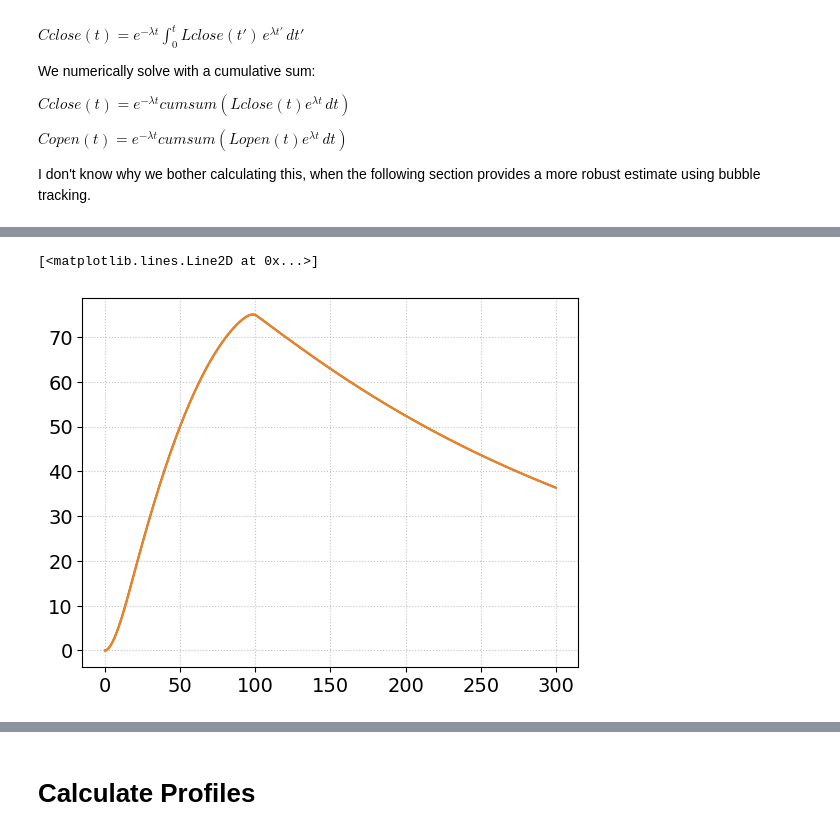
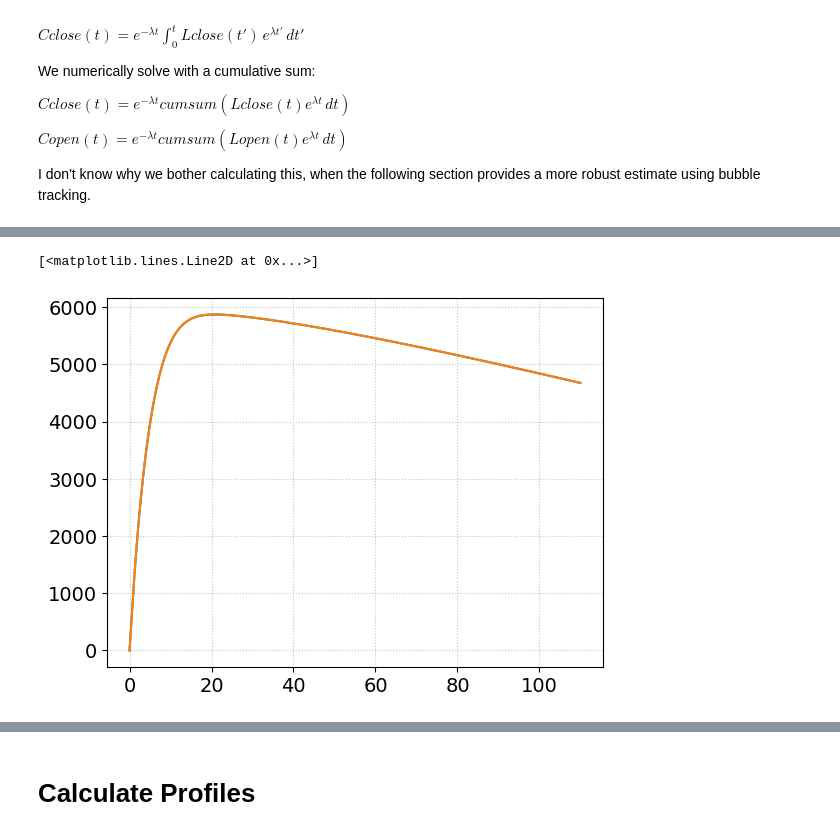
Before and after one commit to 14CO/In-Situ-14C, a Jupyter notebook: Firn Model.ipynb, the cells around one changed output, grey strips where cells are left out. Drawn from its saved outputs; the diff is of its cells as text; code cells hidden in the pictures.

```diff
--- a/Firn Model.ipynb
+++ b/Firn Model.ipynb
@@ -160,7 +185,7 @@ $$s_o(z) = s(z) - s_c(z)$$
 rho_ice = 0.9165 - (T-273.15)*1.4438e-4 - (T-273.15)**2 * 1.5175e-7 # Schwander et al.
 rho_co = 0.833 # density at close off depth? idk
 
-dens = np.array(pd.read_csv('Firn_Model_Density_DomeC.csv'))
+dens = np.array(pd.read_csv('Firn_Model_Density_DomeC.csv', header=None))
 
 # starting at 120m, exponential decay towards rho_ice
 dens = np.concatenate((dens[:-1], np.array([np.arange(dens[-1,0], 200+1e-10, 0.2), ( dens[-1,1] + (rho_ice - dens[-1,1]) * (1-np.exp(-0.047 * (np.arange(dens[-1,0], 200+1e-10, 0.2) - 120))))]).T), axis=0)
@@ -296,13 +353,16 @@ v_ice = Acc * rho_ice / rho # downwards ice velocity
 strain = smoothdiff( np.log(v_ice), dz ) # d log(v_ice) / dz
 
 #t = time()
-#bubble_pres[:teller_co+1] = np.array([np.sum([dscl[j] * C[j] * s[j]/s[i] * (1 + np.trapezoid(strain[j:i+1], dx=dz)) for j in range(i+1)]) / np.sum([dscl[j] for j in range(i+1)]) for i in range(teller_co+1)])
+#bubble_pres[:teller_co+1] = np.array([np.sum([dscl[j] * C[j] * s[j]/s[i] / (1 + np.trapezoid(strain[j:i+1], dx=dz)) for j in range(i+1)]) / np.sum([dscl[j] for j in range(i+1)]) for i in range(teller_co+1)])
+#bubble_pres[:teller_co+1] = [(sum([dscl[j]*C[j]*(s[j]/s[i])/(1+np.trapezoid(strain[j:i+1],dx=dz)) for j in range(i+1)]))/(sum([dscl[j] for j in range(i+1)])) for i in range(teller_co+1)]
 #print(time()-t)
 
 #t = time()
-#strainsum = scipy.integrate.cumulative_trapezoid(strain, dx=dz, initial=0)
-strainsum = np.log(v_ice)
-bubble_pres = dz*(np.cumsum(dscl*C*s)*(1+strainsum) - np.cumsum(dscl*C*s*strainsum))/(s_closed-s_closed[0])/s
+strainsum = scipy.integrate.cumulative_trapezoid(strain, dx=dz, initial=0)
+#strainsum = np.log(v_ice)
+#bubble_pres = dz*(np.cumsum(dscl*C*s)*(1+strainsum) - np.cumsum(dscl*C*s*strainsum))/(s_closed-s_closed[0])/s
+i = np.arange(len(z))
+bubble_pres = np.sum((dscl * C * s)[None,:] * dz / (1+strainsum[:,None]-strainsum[None,:]) * (i[None,:]<=i[:,None]), axis=-1)/(s*(s_closed-s_closed[0]))
 #print(time()-t)
 
 # integrating the bubble pressure from the surface down to the close-off depth?
@@ -653,10 +762,14 @@ COS_age = (np.arange(len(COS_z))*COS_dt+COS_dt/2).reshape((-1,1,1)) # age of ice
 
 lambd = 1/8267 #14C decay rate
 # integrate total leakage over time
-lsum = np.cumsum(-np.log(1-COS_leak_closed - COS_leak_open)[:,:len(Res_partition)]*COS_dt, axis=0).reshape((-1,1,len(Res_partition)))
+#lsum = np.cumsum(-np.log(1-COS_leak_closed - COS_leak_open)[:,:len(Res_partition)]*COS_dt, axis=0).reshape((-1,1,len(Res_partition)))
 # integrate new 14C production rate - loss to decay & leakage
-Ctemp = Res_partition.reshape((1,1,-1)) * np.exp(-lambd*COS_age-lsum) * np.cumsum((COS_P @ COS_partition).reshape((-1,3,1)) * np.exp(lambd*COS_age + lsum) * COS_dt, axis=0)
+#Ctemp = Res_partition.reshape((1,1,-1)) * np.exp(-lambd*COS_age-lsum) * np.cumsum((COS_P @ COS_partition).reshape((-1,3,1)) * np.exp(lambd*COS_age + lsum) * COS_dt, axis=0)
+Lrate = -np.log(1-leakage_closed[:2])
+Ctemp = Res_partition[None,None,:] * np.exp(-(lambd+Lrate)*(COS_age+COS_dt)) * np.cumsum((COS_P @ COS_partition).reshape((-1,3,1)) * np.exp((lambd+Lrate)*COS_age) * COS_dt, axis=0)
 Ctemp[~np.isfinite(Ctemp)] = 0
+Ctemp[1:] = Ctemp[:-1]
+Ctemp[0]=0
 #axis0 - Depth (=Ice Age)
 #axis1 - Gas species (14CO2, 14CO, 14CH4)
 #axis2 - Reservoir
@@ -664,15 +777,29 @@ Ctemp[~np.isfinite(Ctemp)] = 0
 #14C Concentration in ice grains
 grains = Ctemp
 
+o = np.interp(COS_zr, z, s_open)
+c = np.interp(COS_zr, z, s_closed)
+
+l_o = o * op_cl_prob_ratio/(o * op_cl_prob_ratio + c)
+l_c = c/(o * op_cl_prob_ratio + c)
+
 #14C leaked into open porosity per timestep
 leak_open = (Ctemp/COS_dt + Res_partition.reshape((1,1,-1)) * (COS_P @ COS_partition).reshape((-1,3,1))) * ((1-(1-COS_leak_open-COS_leak_closed).clip(min=0)**COS_dt) * COS_leak_open/(COS_leak_open+COS_leak_closed))[:,:len(Res_partition)].reshape((-1,1,len(Res_partition)))
+#leak_open = (Ctemp/COS_dt + Res_partition[None,None,:] * (COS_P @ COS_partition)[:,:,None]) * (1-(1-leakage_open[:2])**COS_dt)[None,None,:] * l_o[:,None,None]
 #14C leaked into closed porosity per timestep
 leak_closed = (Ctemp/COS_dt + Res_partition.reshape((1,1,-1)) * (COS_P @ COS_partition).reshape((-1,3,1))) * ((1-(1-COS_leak_open-COS_leak_closed).clip(min=0)**COS_dt) * COS_leak_closed/(COS_leak_open+COS_leak_closed))[:,:len(Res_partition)].reshape((-1,1,len(Res_partition)))
+#leak_closed = (Ctemp/COS_dt + Res_partition[None,None,:] * (COS_P @ COS_partition)[:,:,None]) * (1-(1-leakage_closed[:2])**COS_dt)[None,None,:] * l_c[:,None,None]
 
 #14C stored in open porosity (no bubble tracking)
-cumuleak_open = np.exp(-lambd*COS_age) * np.cumsum(leak_open * np.exp(lambd*COS_age) * COS_dt, axis=0)
+#cumuleak_open = np.exp(-lambd*COS_age) * np.cumsum(leak_open * np.exp(lambd*COS_age) * COS_dt, axis=0)
+cumuleak_open = np.exp(-lambd*(COS_age+COS_dt)) * np.cumsum(leak_open * np.exp(lambd*COS_age) * COS_dt, axis=0)
+cumuleak_open[1:] = cumuleak_open[:-1]
+cumuleak_open[0]=0
 #14C stored in closed porosity (no bubble tracking)
-cumuleak_closed = np.exp(-lambd*COS_age) * np.cumsum(leak_closed * np.exp(lambd*COS_age) * COS_dt, axis=0)
+#cumuleak_closed = np.exp(-lambd*COS_age) * np.cumsum(leak_closed * np.exp(lambd*COS_age) * COS_dt, axis=0)
+cumuleak_closed = np.exp(-lambd*(COS_age+COS_dt)) * np.cumsum(leak_closed * np.exp(lambd*COS_age) * COS_dt, axis=0)
+cumuleak_closed[1:] = cumuleak_closed[:-1]
+cumuleak_closed[0]=0
 #axis0 - Depth (=Ice Age)
 #axis1 - Gas Species (14CO2, 14CO, 14CH4)
 #axis2 - Reservoir
@@ -730,7 +884,7 @@ plt.plot(z, leak_closed_z[:,0,r])
 # %%
-r = 1
-plt.plot(z, C14_cumuleak_open[:,-1,0,r])
-plt.plot(z, cumuleak_open_z[:,0,r])
+plt.plot(z, np.sum(C14_cumuleak_open,axis=-1)[:,-1,1])
+#plt.plot(z, leak_closed_z[:,0,r])
+plt.plot(runMat['z'], runMat['C14_cumuleak_open'][:,-1,1])
 # %% [output]
 [<matplotlib.lines.Line2D at 0x...>]
-[figure, old version]
+[figure, new version]
```
Also changed, not shown: parts of 56 cells of this notebook, 3 other files.
